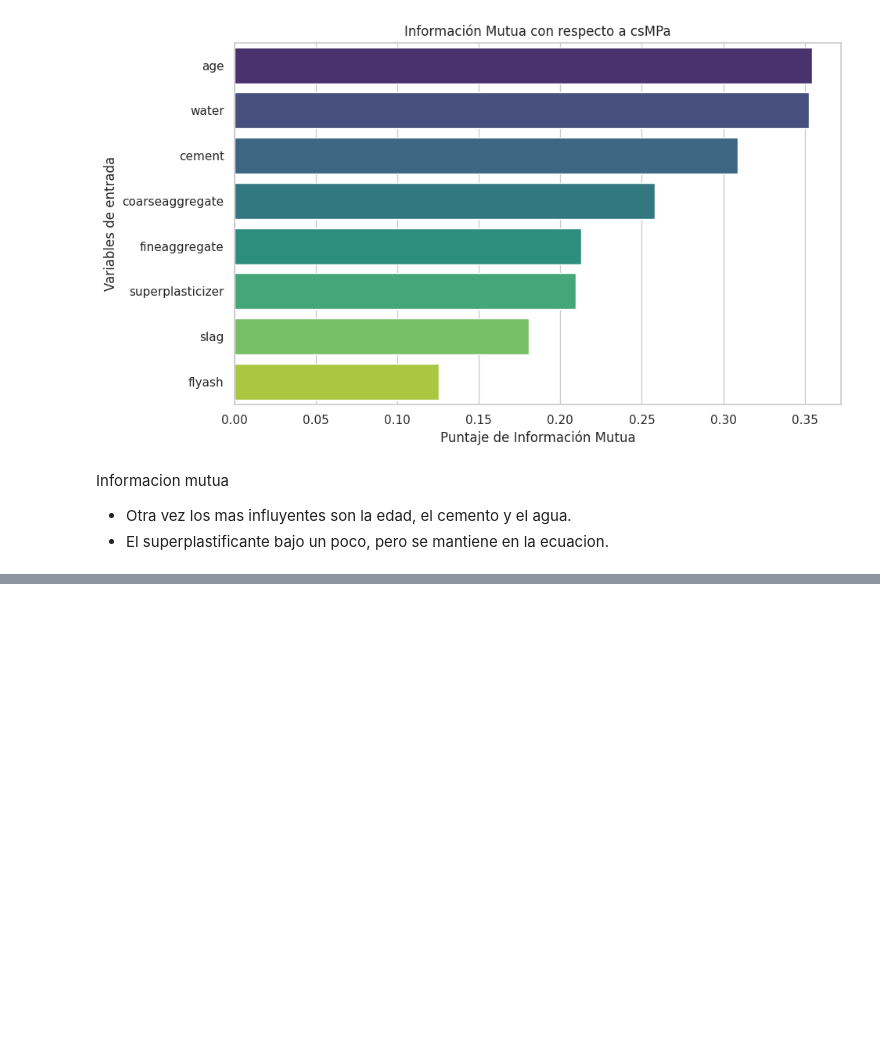
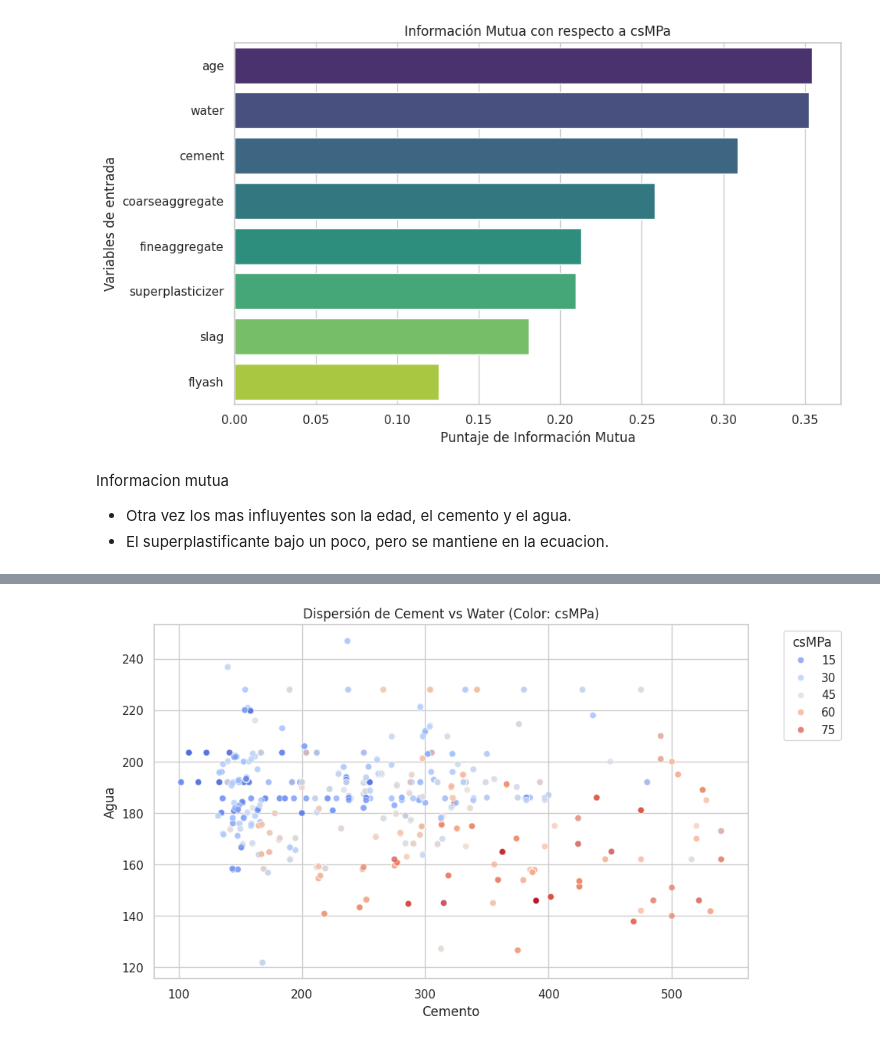
Before and after one commit to Santibareiro27/Inteligencia-Computacional, a Jupyter notebook: RA1_LAB1/Laboratorio_N°1_3.ipynb, the cells around one changed output, grey strips where cells are left out. Saved outputs shown, nothing was run; the diff lists cells and outputs as text; code cells hidden in the pictures; blank space fills up the shorter version.

```diff
--- a/RA1_LAB1/Laboratorio_N°1_3.ipynb
+++ b/RA1_LAB1/Laboratorio_N°1_3.ipynb
@@ -379,0 +415,10 @@ plt.show()
+# %%
+plt.figure(figsize=(10, 6))
+sns.scatterplot(data=df_ccs, x='cement', y='water', hue='csMPa', palette='coolwarm', alpha=0.7)
+plt.title('Dispersión de Cement vs Water (Color: csMPa)')
+plt.xlabel('Cemento')
+plt.ylabel('Agua')
+plt.legend(title='csMPa', bbox_to_anchor=(1.05, 1), loc='upper left')
+plt.show()
+# %% [output]
+[figure, added]
```
Also changed, not shown: parts of 13 cells of this notebook.
